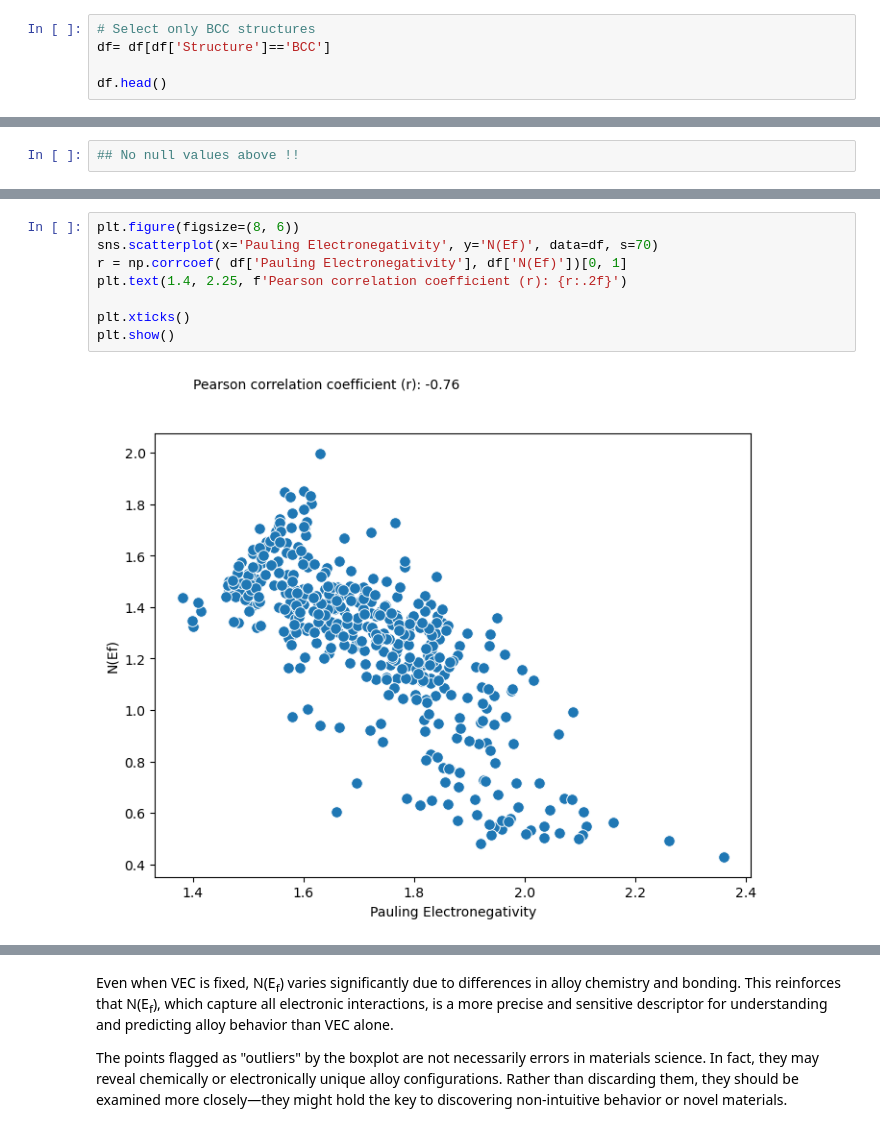
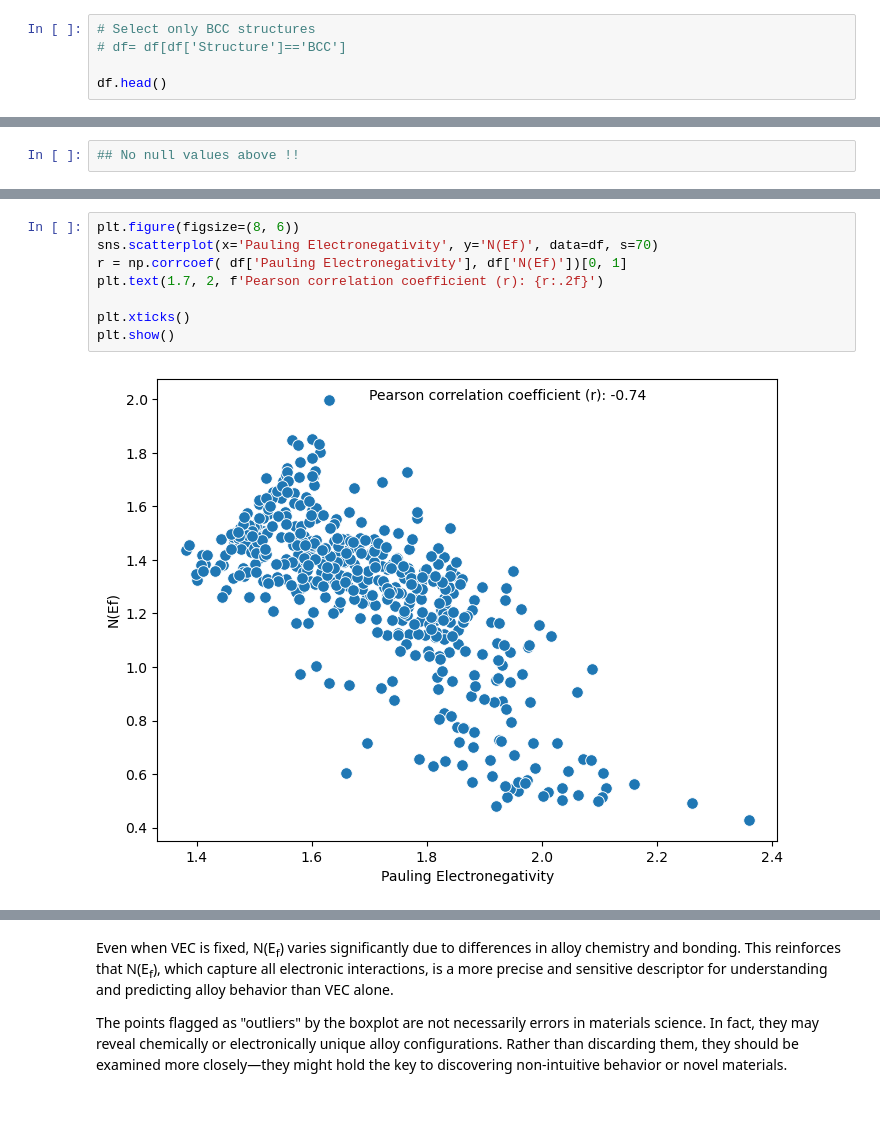
Before and after one commit to dppant/electronic-DOS-prediction, a Jupyter notebook: process-design-develop-model.ipynb, the cells around one changed output, grey strips where cells are left out. Cells and saved outputs as stored; diff of their text form.

```diff
--- a/process-design-develop-model.ipynb
+++ b/process-design-develop-model.ipynb
@@ -238,6 +448,6 @@ df.shape
 # %%
 # Select only BCC structures
-df= df[df['Structure']=='BCC']
+# df= df[df['Structure']=='BCC']
 
 df.head()
 # %% [output]
@@ -314,13 +555,13 @@ plt.show()
 # %%
 plt.figure(figsize=(8, 6))
 sns.scatterplot(x='Pauling Electronegativity', y='N(Ef)', data=df, s=70)
 r = np.corrcoef( df['Pauling Electronegativity'], df['N(Ef)'])[0, 1]
-plt.text(1.4, 2.25, f'Pearson correlation coefficient (r): {r:.2f}')
+plt.text(1.7, 2, f'Pearson correlation coefficient (r): {r:.2f}')
 
 plt.xticks()
 plt.show()
 # %% [output]
-[figure, old version]
+[figure, new version]
 # %%
 plt.figure(figsize=(8, 6))
 sns.scatterplot(x='Melting Temperature', y='N(Ef)', data=df, s=70)
```
Also changed, not shown: parts of 59 cells of this notebook, 6 other files.
